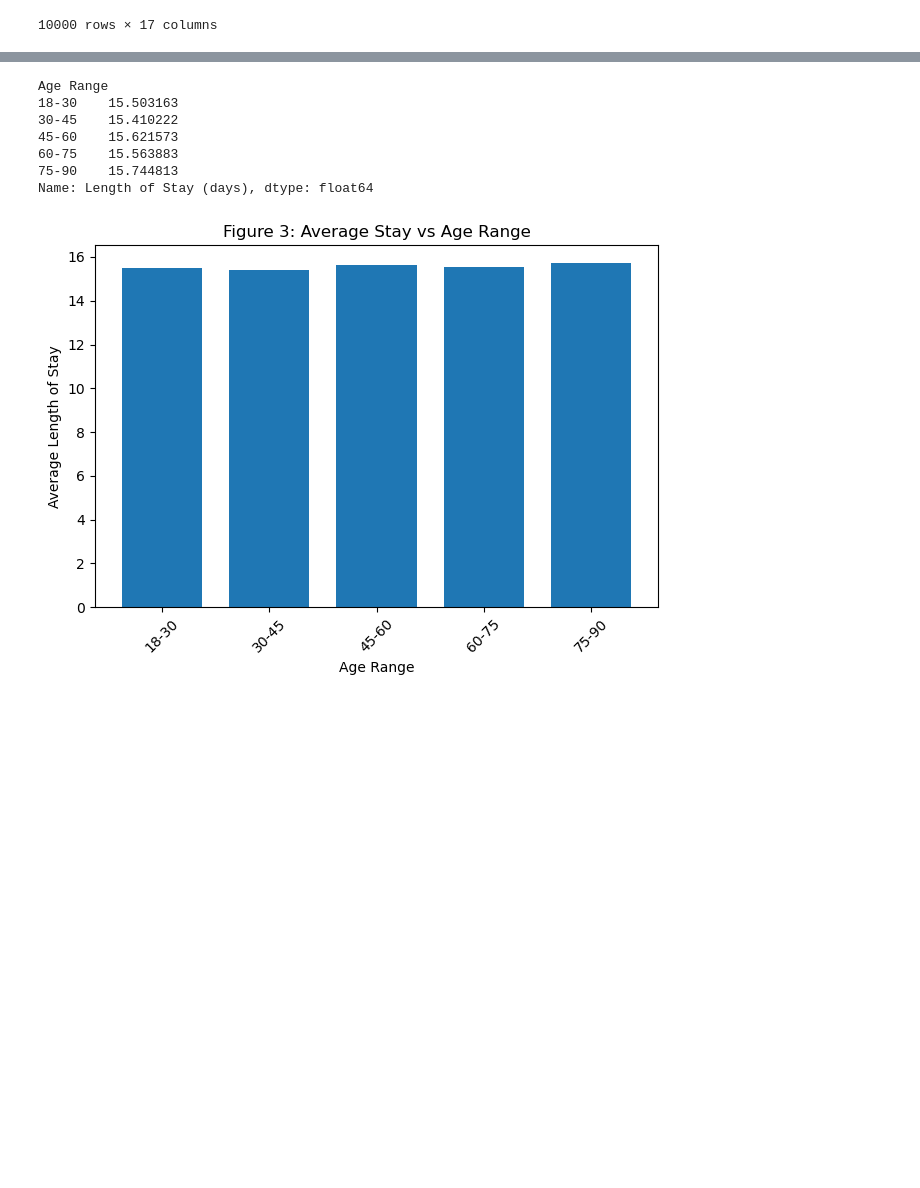
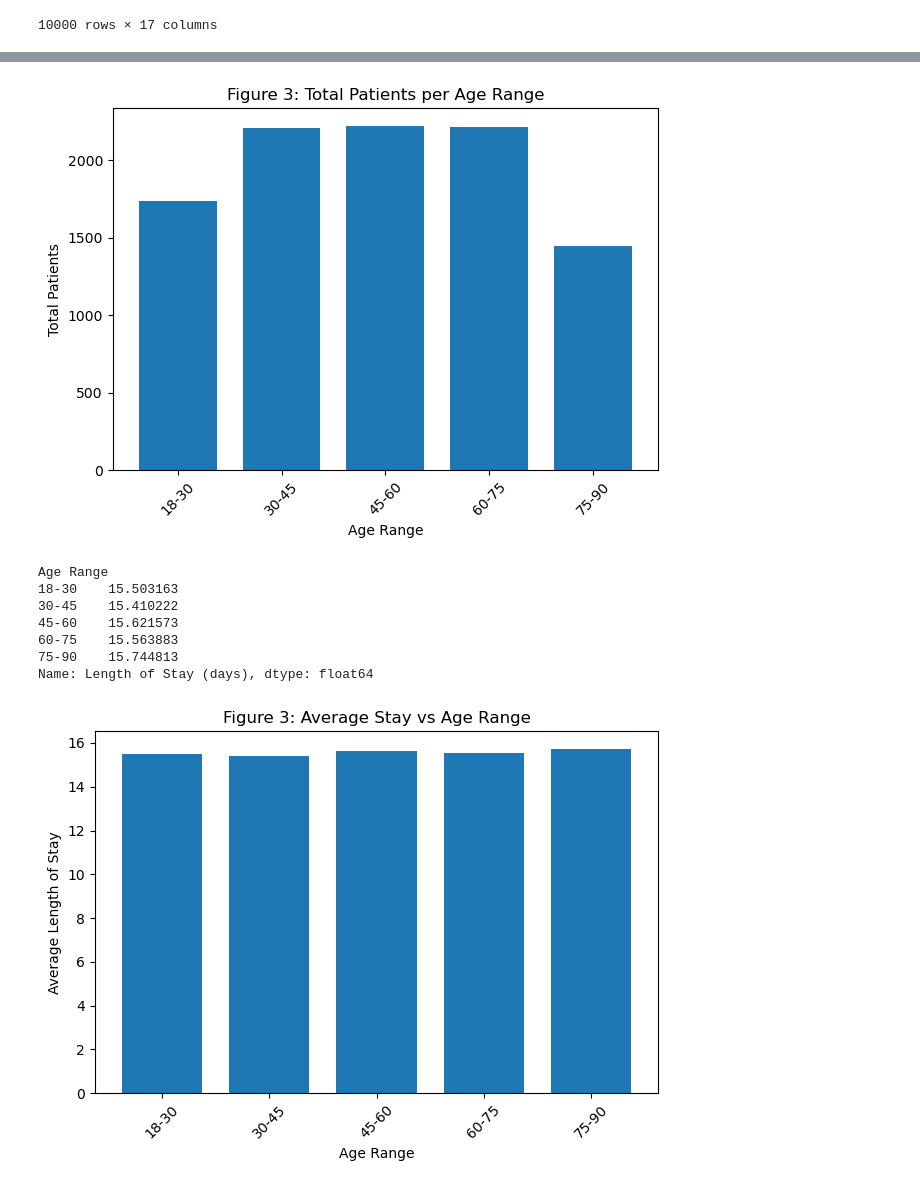
Before and after one commit to Handro4/Bootcamp-Project1, a Jupyter notebook: main.py/Healthcare.ipynb, the cells around one changed output, grey strips where cells are left out. Drawn from its saved outputs; the diff is of its cells as text; code cells hidden in the pictures; blank space fills up the shorter version.

```diff
--- a/main.py/Healthcare.ipynb
+++ b/main.py/Healthcare.ipynb
@@ -269,3 +344,16 @@ Name: count, dtype: int64
+# %%
+# Plot the results on a bar chart to visually display the totals
+age_stats.plot(kind="bar", width=.75)
+plt.xticks(rotation=45, ha='center')
+plt.xlabel("Age Range")
+plt.ylabel("Total Patients")
+plt.title("Figure 3: Total Patients per Age Range")
+plt.legend().set_visible(False)
+plt.tight_layout()
+#Save Image as PNG
+plt.savefig(os.path.join(out_path, "Total_Patients_per_Age_Range.png"))
+# %% [output]
+[figure, added]
 # %%
 # Group the data by age range and calculate the average stay per age range
 age_stay = new_metadata.groupby("Age Range")["Length of Stay (days)"].mean()
```
Also changed, not shown: parts of 7 cells of this notebook.
